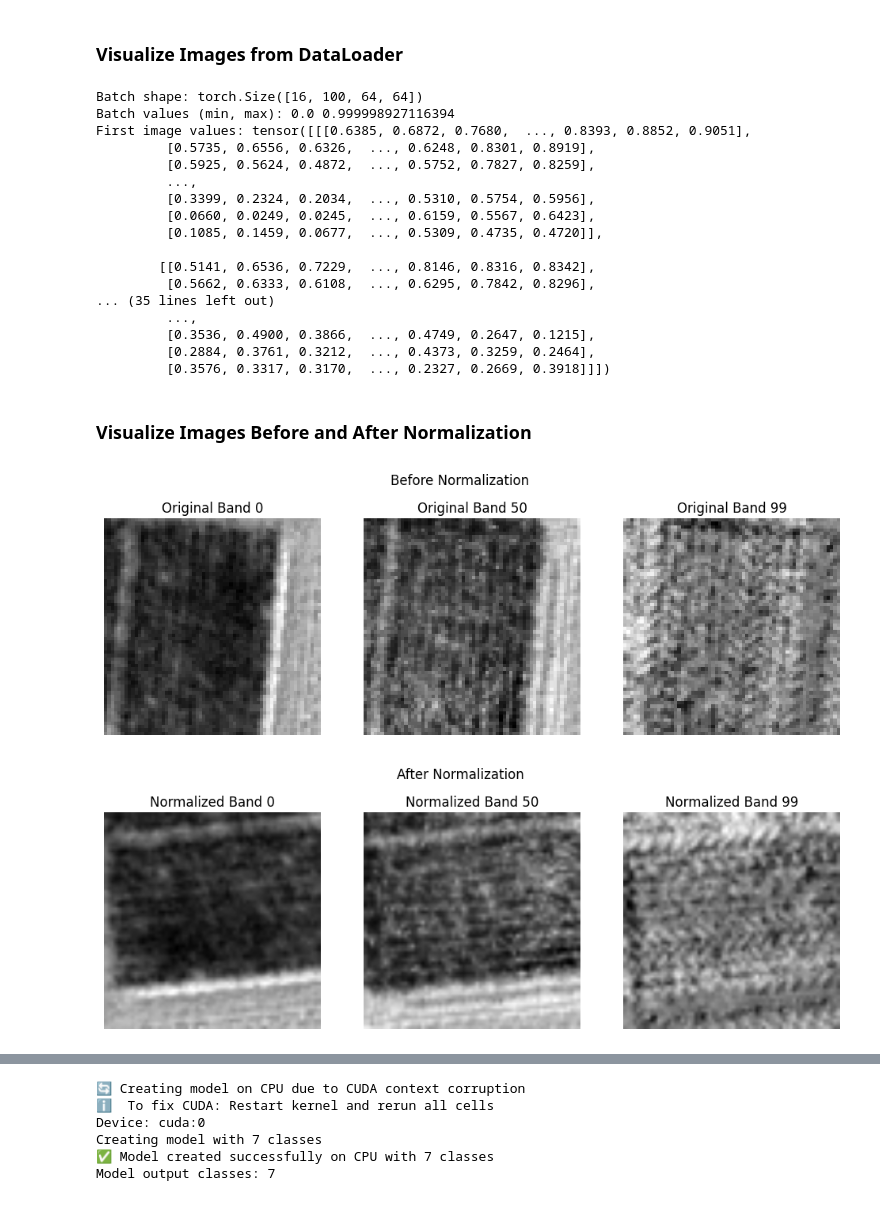
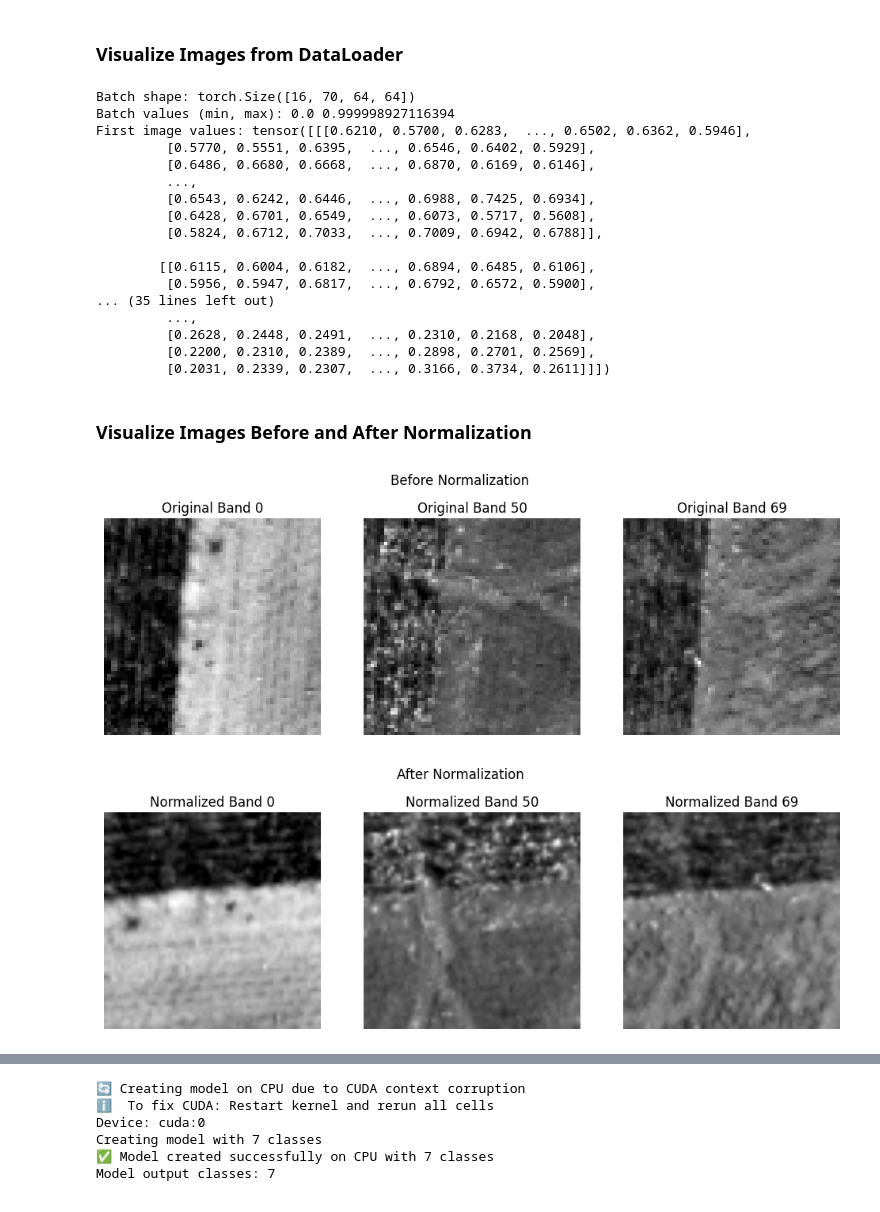
Before and after one commit to Erfassung/Multispectral-UAV-Crop-Classification-Pipeline, a Jupyter notebook: crop_classification_Deep_Learning.ipynb, the cells around one changed output, grey strips where cells are left out. Saved outputs shown, nothing was run; the diff lists cells and outputs as text; code cells hidden in the pictures.

```diff
--- a/crop_classification_Deep_Learning.ipynb
+++ b/crop_classification_Deep_Learning.ipynb
@@ -29,10 +28,8 @@ GPU: NVIDIA GeForce RTX 3090
 # %%
 csv_path = 'stacked_patches_npy2\stack_mapping.csv'
 # %%
-from sklearn.model_selection import train_test_split
-
-# CSV-Pfad und Ausgabe-Konfiguration
-csv_path = 'stacked_patches_npy2/stack_mapping.csv'
+# Load the new pre-split CSV file
+csv_path = 'stacked_patches_npy2/stacked_arrays_split_fixed_stride.csv'
 output_dir = './'
 output_suffix = '_final.csv'
 
@@ -414,23 +406,23 @@ print("Batch shape:", images.shape)
 print("Batch values (min, max):", images.min().item(), images.max().item())
 print("First image values:", images[0])
 # %% [output]
-Batch shape: torch.Size([16, 100, 64, 64])
+Batch shape: torch.Size([16, 70, 64, 64])
 Batch values (min, max): 0.0 0.999998927116394
-First image values: tensor([[[0.6385, 0.6872, 0.7680,  ..., 0.8393, 0.8852, 0.9051],
-         [0.5735, 0.6556, 0.6326,  ..., 0.6248, 0.8301, 0.8919],
-         [0.5925, 0.5624, 0.4872,  ..., 0.5752, 0.7827, 0.8259],
+First image values: tensor([[[0.6210, 0.5700, 0.6283,  ..., 0.6502, 0.6362, 0.5946],
+         [0.5770, 0.5551, 0.6395,  ..., 0.6546, 0.6402, 0.5929],
+         [0.6486, 0.6680, 0.6668,  ..., 0.6870, 0.6169, 0.6146],
          ...,
-         [0.3399, 0.2324, 0.2034,  ..., 0.5310, 0.5754, 0.5956],
-         [0.0660, 0.0249, 0.0245,  ..., 0.6159, 0.5567, 0.6423],
-         [0.1085, 0.1459, 0.0677,  ..., 0.5309, 0.4735, 0.4720]],
+         [0.6543, 0.6242, 0.6446,  ..., 0.6988, 0.7425, 0.6934],
+         [0.6428, 0.6701, 0.6549,  ..., 0.6073, 0.5717, 0.5608],
+         [0.5824, 0.6712, 0.7033,  ..., 0.7009, 0.6942, 0.6788]],
 
-        [[0.5141, 0.6536, 0.7229,  ..., 0.8146, 0.8316, 0.8342],
-         [0.5662, 0.6333, 0.6108,  ..., 0.6295, 0.7842, 0.8296],
+        [[0.6115, 0.6004, 0.6182,  ..., 0.6894, 0.6485, 0.6106],
+         [0.5956, 0.5947, 0.6817,  ..., 0.6792, 0.6572, 0.5900],
 ... (35 lines left out)
          ...,
-         [0.3536, 0.4900, 0.3866,  ..., 0.4749, 0.2647, 0.1215],
-         [0.2884, 0.3761, 0.3212,  ..., 0.4373, 0.3259, 0.2464],
-         [0.3576, 0.3317, 0.3170,  ..., 0.2327, 0.2669, 0.3918]]])
+         [0.2628, 0.2448, 0.2491,  ..., 0.2310, 0.2168, 0.2048],
+         [0.2200, 0.2310, 0.2389,  ..., 0.2898, 0.2701, 0.2569],
+         [0.2031, 0.2339, 0.2307,  ..., 0.3166, 0.3734, 0.2611]]])
 # %% [markdown]
 ### Visualize Images Before and After Normalization
 # %%
@@ -438,37 +430,37 @@ import matplotlib.pyplot as plt
 
 # Load a sample image (as numpy array) from file
 sample_filename = train_dataset.data.iloc[0]['filename']
 sample_path = os.path.join(train_dataset.image_dir, sample_filename)
 sample_array = np.load(sample_path)
 
 # Convert to tensor
 sample_tensor = torch.tensor(sample_array, dtype=torch.float32)
 
 # Show original (not normalized)
 plt.figure(figsize=(12,4))
-for i, band in enumerate([0, 50, 99]):
+for i, band in enumerate([0, 50, 69]):
     plt.subplot(1,3,i+1)
     plt.imshow(sample_tensor[band], cmap='gray')
     plt.title(f'Original Band {band}')
     plt.axis('off')
 plt.suptitle('Before Normalization')
 plt.show()
 
 # Apply normalization
 transform_norm = MultiBandTransform(size=224, normalize=True)
 sample_norm = transform_norm(sample_tensor)
 
 plt.figure(figsize=(12,4))
-for i, band in enumerate([0, 50, 99]):
+for i, band in enumerate([0, 50, 69]):
     plt.subplot(1,3,i+1)
     plt.imshow(sample_norm[band], cmap='gray')
     plt.title(f'Normalized Band {band}')
     plt.axis('off')
 plt.suptitle('After Normalization')
 plt.show()
 # %% [output]
-[figure, old version]
+[figure, new version]
-[figure, old version]
+[figure, new version]
 # %%
 # Use a transform with augmentation (random flip/rotate, no normalization)
 transform_aug = MultiBandTransform(size=224, normalize=False)
```
Also changed, not shown: parts of 32 cells of this notebook, 6 other files.
